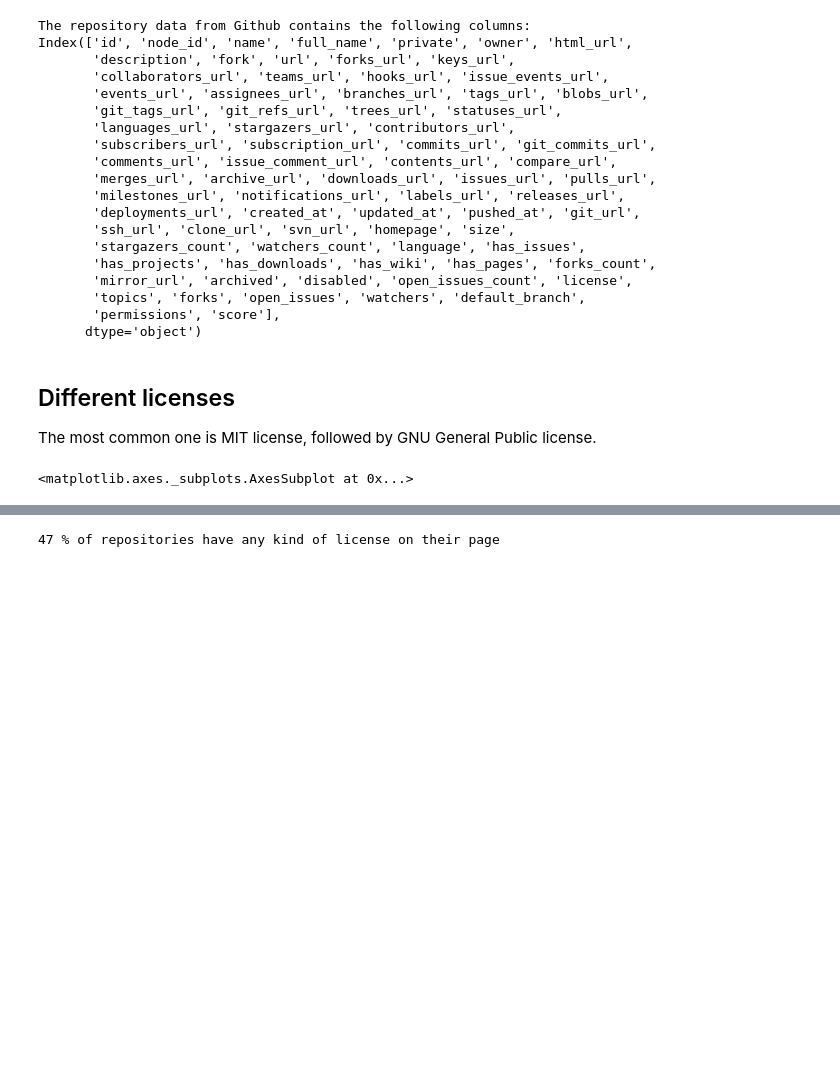
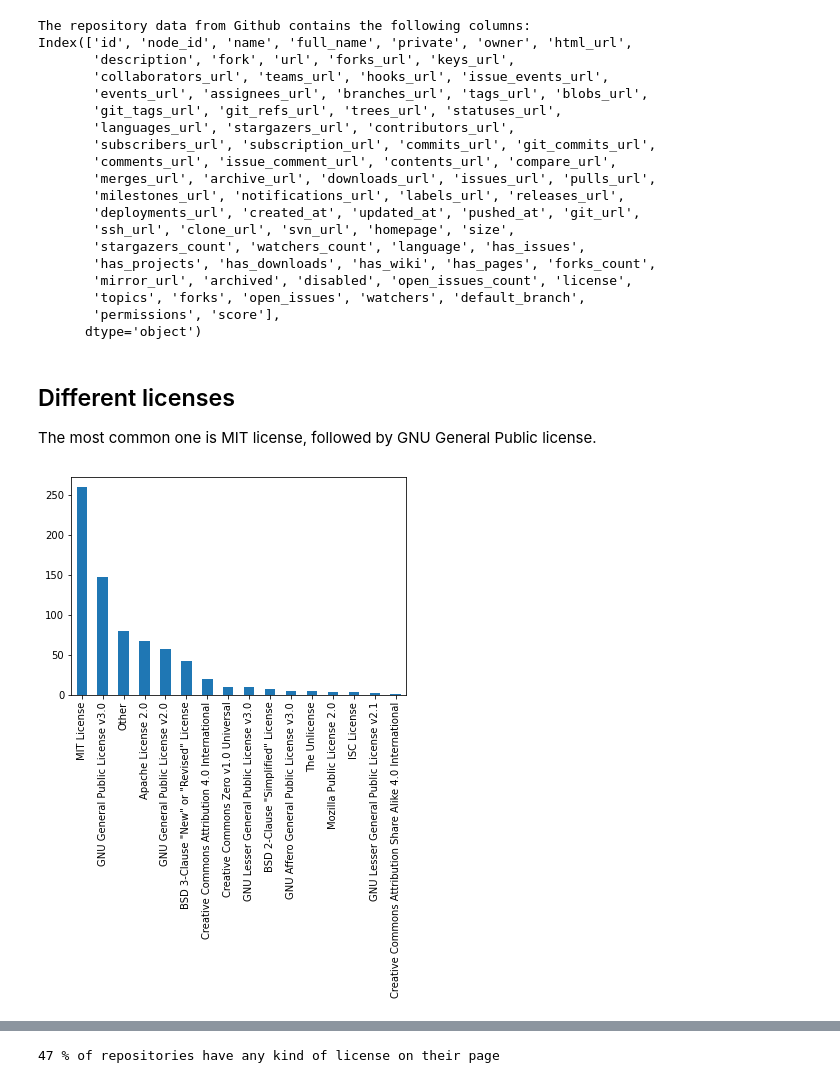
Before and after one commit to UtrechtUniversity/SWORDS-UU, a Jupyter notebook: repository_collection/repo_analysis.ipynb, the cells around one changed output, grey strips where cells are left out. Cells and saved outputs as stored; diff of their text form; code cells hidden in the pictures; blank space fills up the shorter version.

```diff
--- a/repository_collection/repo_analysis.ipynb
+++ b/repository_collection/repo_analysis.ipynb
@@ -111,5 +111,7 @@ The most common one is MIT license, followed by GNU General Public license.
 # %%
 #licences
 repos["license"].value_counts().plot(kind='bar')
+plt.tight_layout()
+plt.savefig("licenses.png" ,bbox_inches="tight")
 # %% [output]
-<matplotlib.axes._subplots.AxesSubplot at 0x...>
+[figure, added]
```
Also changed, not shown: parts of 5 cells of this notebook, 4 other files.
